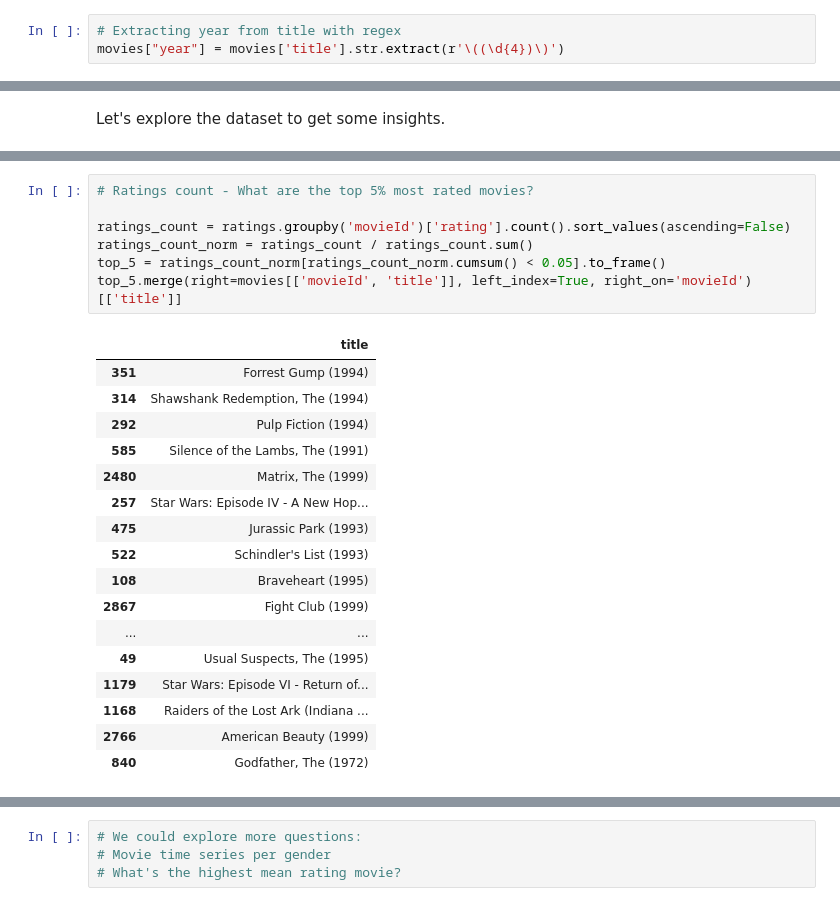
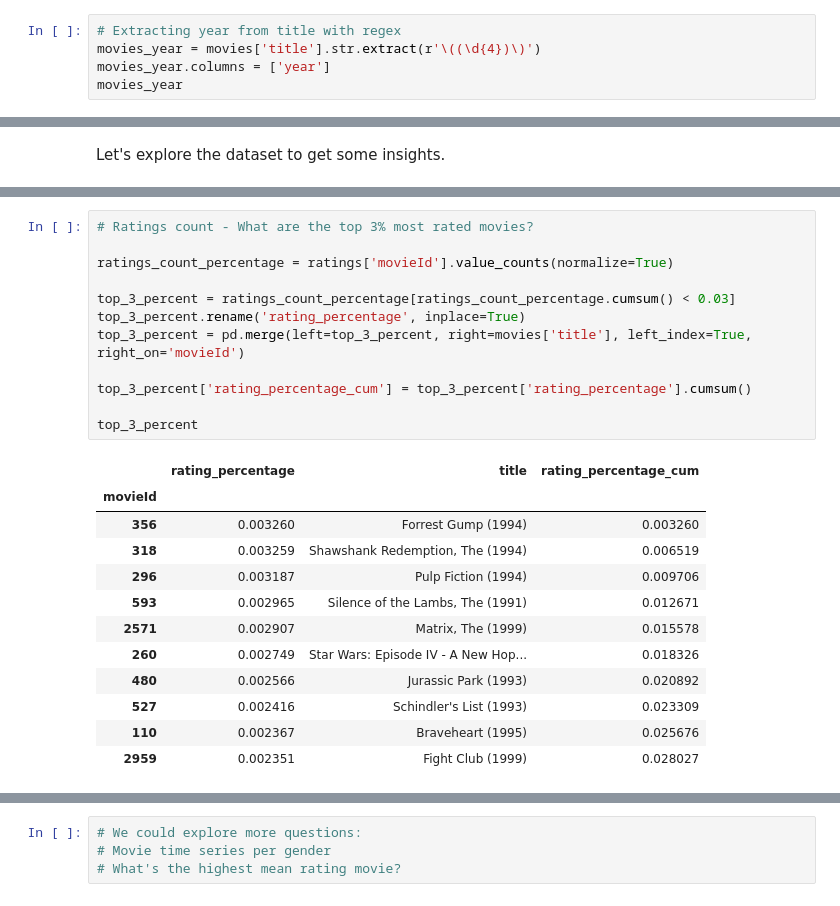
Before and after one commit to franklinzppa/movie-recommendation, a Jupyter notebook: notebooks/recommendation.ipynb, the cells around one changed output, grey strips where cells are left out. Cells and saved outputs as stored; diff of their text form.

```diff
--- a/notebooks/recommendation.ipynb
+++ b/notebooks/recommendation.ipynb
@@ -153,4 +187,6 @@ ratings['rating'] = ratings['rating'].astype(np.float16)
 We are going to extract the year from the title of the movie and create genres columns.
 # %%
 # Extracting year from title with regex
-movies["year"] = movies['title'].str.extract(r'\((\d{4})\)')
+movies_year = movies['title'].str.extract(r'\((\d{4})\)')
+movies_year.columns = ['year']
+movies_year
@@ -182,30 +254,30 @@ plt.show()
 # %% [output]
 [figure]
 # %%
-# Ratings count - What are the top 5% most rated movies?
+# Ratings count - What are the top 3% most rated movies?
 
-ratings_count = ratings.groupby('movieId')['rating'].count().sort_values(ascending=False)
-ratings_count_norm = ratings_count / ratings_count.sum()
-top_5 = ratings_count_norm[ratings_count_norm.cumsum() < 0.05].to_frame()
-top_5.merge(right=movies[['movieId', 'title']], left_index=True, right_on='movieId')[['title']]
+ratings_count_percentage = ratings['movieId'].value_counts(normalize=True)
+
+top_3_percent = ratings_count_percentage[ratings_count_percentage.cumsum() < 0.03]
+top_3_percent.rename('rating_percentage', inplace=True)
+top_3_percent = pd.merge(left=top_3_percent, right=movies['title'], left_index=True, right_on='movieId')
+
+top_3_percent['rating_percentage_cum'] = top_3_percent['rating_percentage'].cumsum()
+
+top_3_percent
 # %% [output]
-|  | title |
-| 351 | Forrest Gump (1994) |
-| 314 | Shawshank Redemption, The (1994) |
-| 292 | Pulp Fiction (1994) |
-| 585 | Silence of the Lambs, The (1991) |
-| 2480 | Matrix, The (1999) |
-| 257 | Star Wars: Episode IV - A New Hop... |
-| 475 | Jurassic Park (1993) |
-| 522 | Schindler's List (1993) |
-| 108 | Braveheart (1995) |
-| 2867 | Fight Club (1999) |
-| ... | ... |
-| 49 | Usual Suspects, The (1995) |
-| 1179 | Star Wars: Episode VI - Return of... |
-| 1168 | Raiders of the Lost Ark (Indiana ... |
-| 2766 | American Beauty (1999) |
-| 840 | Godfather, The (1972) |
+|  | rating_percentage | title | rating_percentage_cum |
+| movieId |  |  |  |
+| 356 | 0.003260 | Forrest Gump (1994) | 0.003260 |
+| 318 | 0.003259 | Shawshank Redemption, The (1994) | 0.006519 |
+| 296 | 0.003187 | Pulp Fiction (1994) | 0.009706 |
+| 593 | 0.002965 | Silence of the Lambs, The (1991) | 0.012671 |
+| 2571 | 0.002907 | Matrix, The (1999) | 0.015578 |
+| 260 | 0.002749 | Star Wars: Episode IV - A New Hop... | 0.018326 |
+| 480 | 0.002566 | Jurassic Park (1993) | 0.020892 |
+| 527 | 0.002416 | Schindler's List (1993) | 0.023309 |
+| 110 | 0.002367 | Braveheart (1995) | 0.025676 |
+| 2959 | 0.002351 | Fight Club (1999) | 0.028027 |
 # %%
 # Movies per year
 
```
Also changed, not shown: parts of 10 cells of this notebook.
